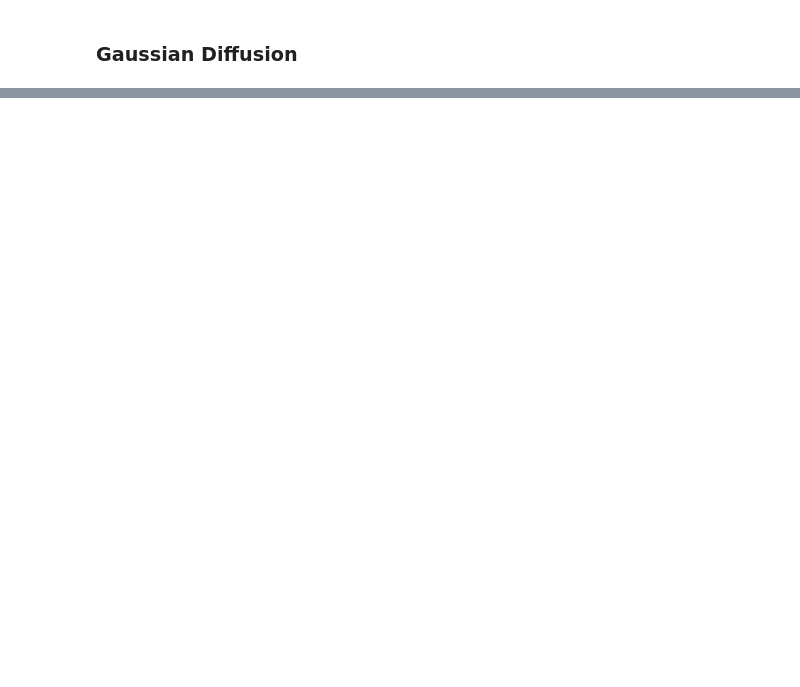
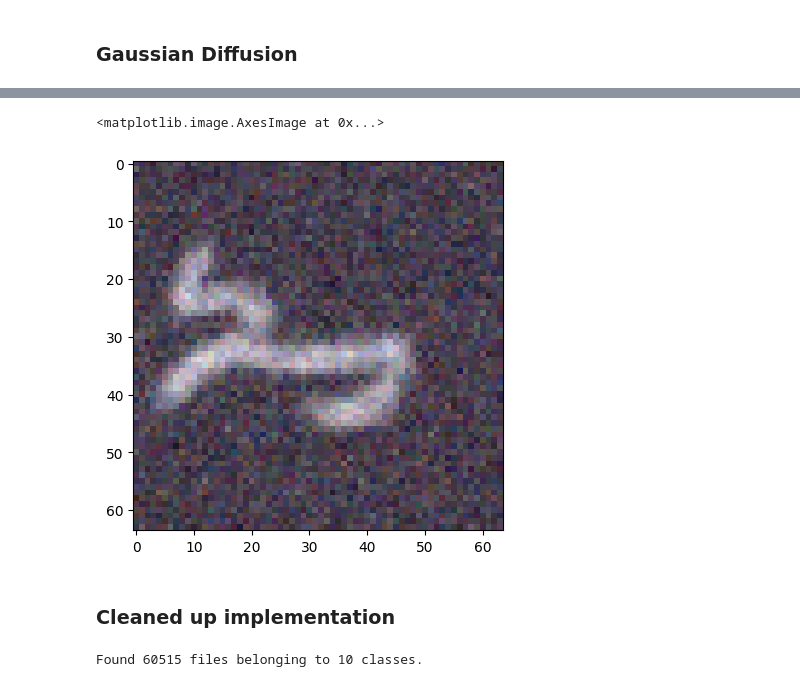
Before and after one commit to tlaw009/GAN-devel, a Jupyter notebook: Diffusion_Models.ipynb, the cells around one changed output, grey strips where cells are left out. Saved outputs shown, nothing was run; the diff lists cells and outputs as text; code cells hidden in the pictures; blank space fills up the shorter version.

```diff
--- a/Diffusion_Models.ipynb
+++ b/Diffusion_Models.ipynb
@@ -265,0 +335,5 @@ array([1.00005000e-02, 1.48309237e-02, 1.89696194e-02, 2.27966937e-02,
+# %%
+ts = tf.random.uniform((64,),maxval=1000, dtype=tf.int32)
+# %%
+for imgs, ls in ds.take(1):
+    print(dm1.update(imgs, ts))
@@ -265,0 +342,2 @@ array([1.00005000e-02, 1.48309237e-02, 1.89696194e-02, 2.27966937e-02,
+# %%
+dm1.train(200)
@@ -265,0 +362,9 @@ array([1.00005000e-02, 1.48309237e-02, 1.89696194e-02, 2.27966937e-02,
+# %%
+img1 = dm1.p_sample_to_img(2)
+# %%
+plt.imshow(img1[1])
+# %% [output]
+<matplotlib.image.AxesImage at 0x...>
+[figure, added]
+# %% [markdown]
+### Cleaned up implementation
@@ -265,0 +472,4 @@ array([1.00005000e-02, 1.48309237e-02, 1.89696194e-02, 2.27966937e-02,
+# %%
+dm2 = DM((64,64),3, ds_path)
+# %% [output]
+Found 60515 files belonging to 10 classes.
```
Also changed, not shown: parts of 17 cells of this notebook.
